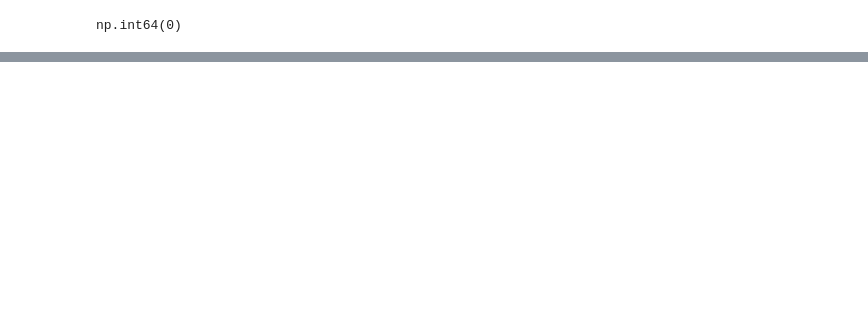
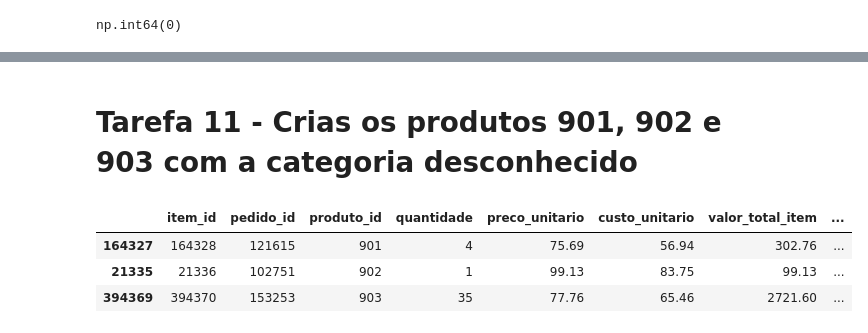
Before and after one commit to fernandesnic/distribuidora-vale-sul, a Jupyter notebook: notebooks/02_limpeza.ipynb, the cells around one changed output, grey strips where cells are left out. Cells and saved outputs as stored; diff of their text form; code cells hidden in the pictures; blank space fills up the shorter version.

```diff
--- a/notebooks/02_limpeza.ipynb
+++ b/notebooks/02_limpeza.ipynb
@@ -208,0 +235,9 @@ np.int64(0)
+# %% [markdown]
+# Tarefa 11 - Crias os produtos 901, 902 e 903 com a categoria desconhecido
+# %%
+ultimo[ultimo["produto_id"].isin([901, 902, 903])]
+# %% [output]
+|  | item_id | pedido_id | produto_id | quantidade | preco_unitario | custo_unitario | valor_total_item | ... |
+| 164327 | 164328 | 121615 | 901 | 4 | 75.69 | 56.94 | 302.76 | ... |
+| 21335 | 21336 | 102751 | 902 | 1 | 99.13 | 83.75 | 99.13 | ... |
+| 394369 | 394370 | 153253 | 903 | 35 | 77.76 | 65.46 | 2721.60 | ... |
```
Also changed, not shown: parts of 22 cells of this notebook.
